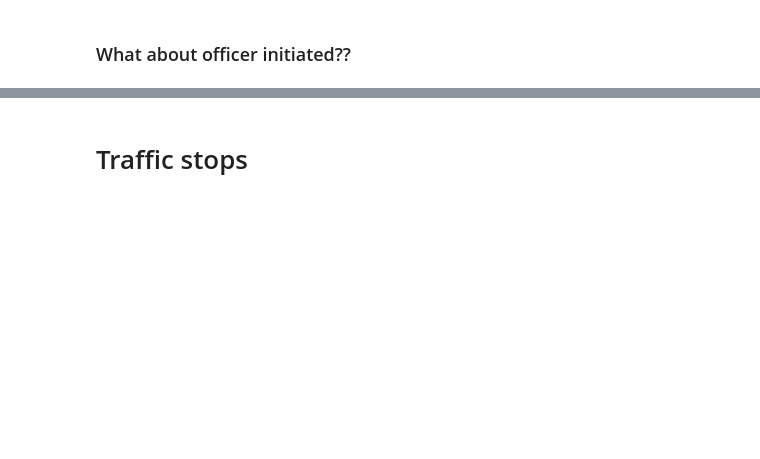
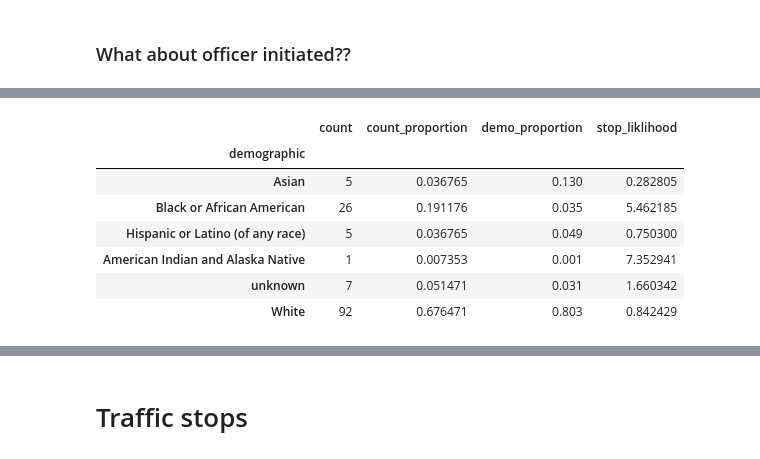
Before and after one commit to benyaminmk/DefundNPD, a Jupyter notebook: crime_spending_bias.ipynb, the cells around one changed output, grey strips where cells are left out. Cells and saved outputs as stored; diff of their text form; code cells hidden in the pictures; blank space fills up the shorter version.

```diff
--- a/crime_spending_bias.ipynb
+++ b/crime_spending_bias.ipynb
@@ -123,0 +242,11 @@ print(f'If you are Latinx in Newton, you are {np.round(ratio_lattowhite,3)} time
+# %%
+fio_call_byrace
+# %% [output]
+|  | count | count_proportion | demo_proportion | stop_liklihood |
+| demographic |  |  |  |  |
+| Asian | 5 | 0.036765 | 0.130 | 0.282805 |
+| Black or African American | 26 | 0.191176 | 0.035 | 5.462185 |
+| Hispanic or Latino (of any race) | 5 | 0.036765 | 0.049 | 0.750300 |
+| American Indian and Alaska Native | 1 | 0.007353 | 0.001 | 7.352941 |
+| unknown | 7 | 0.051471 | 0.031 | 1.660342 |
+| White | 92 | 0.676471 | 0.803 | 0.842429 |
```
Also changed, not shown: parts of 31 cells of this notebook, 9 other files.
